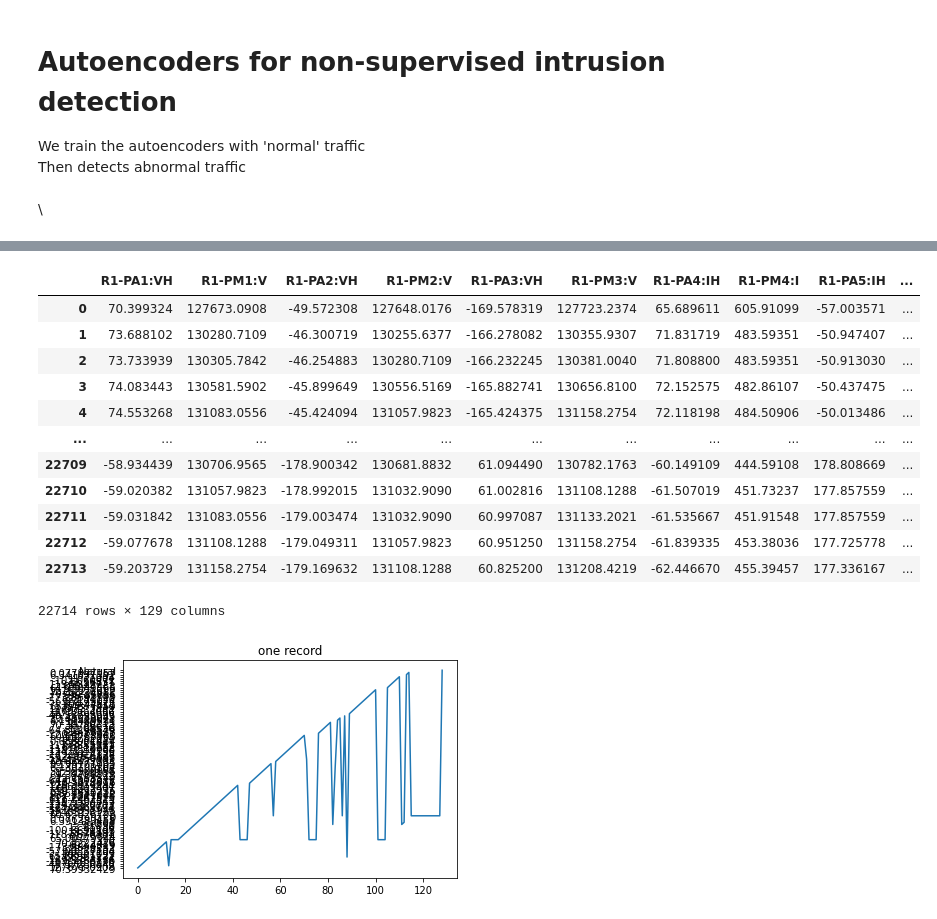
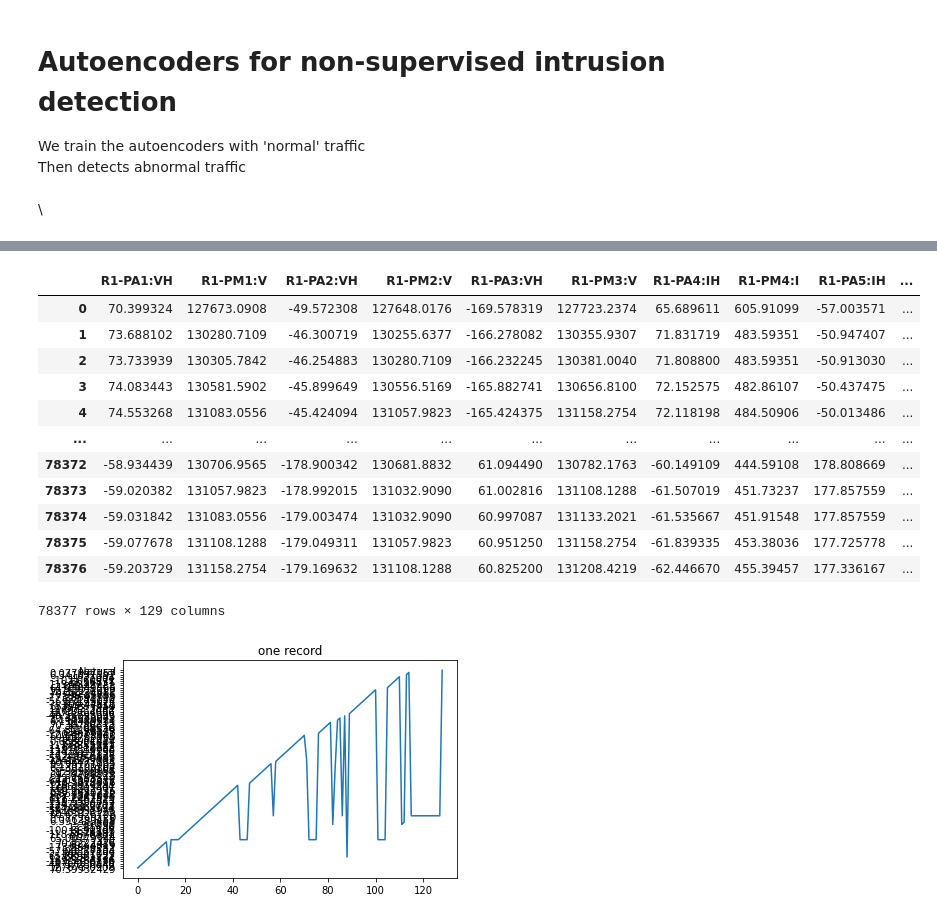
Before and after one commit to castorgit/Autoencoders, a Jupyter notebook: 01_Intrusion_detection_autoencoders.ipynb, the cells around one changed output, grey strips where cells are left out. Cells and saved outputs as stored; diff of their text form; code cells hidden in the pictures.

```diff
--- a/01_Intrusion_detection_autoencoders.ipynb
+++ b/01_Intrusion_detection_autoencoders.ipynb
@@ -19,24 +18,26 @@ os.environ['TF_CPP_MIN_LOG_LEVEL'] = '3' # to avoid warning messages = 3
 # %%
 path = './data/Zero_Day/'
 path_normal = path +'Normal.csv'
+path_combine = path +'Combine.csv'
 
 traffic_df = pd.read_csv(path_normal)
-
-traffic_df
+combine_df = pd.read_csv(path_combine)
-# %% [output]
-|  | R1-PA1:VH | R1-PM1:V | R1-PA2:VH | R1-PM2:V | R1-PA3:VH | R1-PM3:V | R1-PA4:IH | R1-PM4:I | R1-PA5:IH | ... |
-| 0 | 70.399324 | 127673.0908 | -49.572308 | 127648.0176 | -169.578319 | 127723.2374 | 65.689611 | 605.91099 | -57.003571 | ... |
-| 1 | 73.688102 | 130280.7109 | -46.300719 | 130255.6377 | -166.278082 | 130355.9307 | 71.831719 | 483.59351 | -50.947407 | ... |
-| 2 | 73.733939 | 130305.7842 | -46.254883 | 130280.7109 | -166.232245 | 130381.0040 | 71.808800 | 483.59351 | -50.913030 | ... |
-| 3 | 74.083443 | 130581.5902 | -45.899649 | 130556.5169 | -165.882741 | 130656.8100 | 72.152575 | 482.86107 | -50.437475 | ... |
-| 4 | 74.553268 | 131083.0556 | -45.424094 | 131057.9823 | -165.424375 | 131158.2754 | 72.118198 | 484.50906 | -50.013486 | ... |
-| ... | ... | ... | ... | ... | ... | ... | ... | ... | ... | ... |
-| 22709 | -58.934439 | 130706.9565 | -178.900342 | 130681.8832 | 61.094490 | 130782.1763 | -60.149109 | 444.59108 | 178.808669 | ... |
-| 22710 | -59.020382 | 131057.9823 | -178.992015 | 131032.9090 | 61.002816 | 131108.1288 | -61.507019 | 451.73237 | 177.857559 | ... |
-| 22711 | -59.031842 | 131083.0556 | -179.003474 | 131032.9090 | 60.997087 | 131133.2021 | -61.535667 | 451.91548 | 177.857559 | ... |
-| 22712 | -59.077678 | 131108.1288 | -179.049311 | 131057.9823 | 60.951250 | 131158.2754 | -61.839335 | 453.38036 | 177.725778 | ... |
-| 22713 | -59.203729 | 131158.2754 | -179.169632 | 131108.1288 | 60.825200 | 131208.4219 | -62.446670 | 455.39457 | 177.336167 | ... |
-22714 rows × 129 columns
+# %%
+combine_df
+# %% [output]
+|  | R1-PA1:VH | R1-PM1:V | R1-PA2:VH | R1-PM2:V | R1-PA3:VH | R1-PM3:V | R1-PA4:IH | R1-PM4:I | R1-PA5:IH | ... |
+| 0 | 70.399324 | 127673.0908 | -49.572308 | 127648.0176 | -169.578319 | 127723.2374 | 65.689611 | 605.91099 | -57.003571 | ... |
+| 1 | 73.688102 | 130280.7109 | -46.300719 | 130255.6377 | -166.278082 | 130355.9307 | 71.831719 | 483.59351 | -50.947407 | ... |
+| 2 | 73.733939 | 130305.7842 | -46.254883 | 130280.7109 | -166.232245 | 130381.0040 | 71.808800 | 483.59351 | -50.913030 | ... |
+| 3 | 74.083443 | 130581.5902 | -45.899649 | 130556.5169 | -165.882741 | 130656.8100 | 72.152575 | 482.86107 | -50.437475 | ... |
+| 4 | 74.553268 | 131083.0556 | -45.424094 | 131057.9823 | -165.424375 | 131158.2754 | 72.118198 | 484.50906 | -50.013486 | ... |
+| ... | ... | ... | ... | ... | ... | ... | ... | ... | ... | ... |
+| 78372 | -58.934439 | 130706.9565 | -178.900342 | 130681.8832 | 61.094490 | 130782.1763 | -60.149109 | 444.59108 | 178.808669 | ... |
+| 78373 | -59.020382 | 131057.9823 | -178.992015 | 131032.9090 | 61.002816 | 131108.1288 | -61.507019 | 451.73237 | 177.857559 | ... |
+| 78374 | -59.031842 | 131083.0556 | -179.003474 | 131032.9090 | 60.997087 | 131133.2021 | -61.535667 | 451.91548 | 177.857559 | ... |
+| 78375 | -59.077678 | 131108.1288 | -179.049311 | 131057.9823 | 60.951250 | 131158.2754 | -61.839335 | 453.38036 | 177.725778 | ... |
+| 78376 | -59.203729 | 131158.2754 | -179.169632 | 131108.1288 | 60.825200 | 131208.4219 | -62.446670 | 455.39457 | 177.336167 | ... |
+78377 rows × 129 columns
 # %%
 y = traffic_df.iloc[[0]].values.tolist()
 x = list(range(0, len(y[0])))
```
Also changed, not shown: parts of 10 cells of this notebook.
